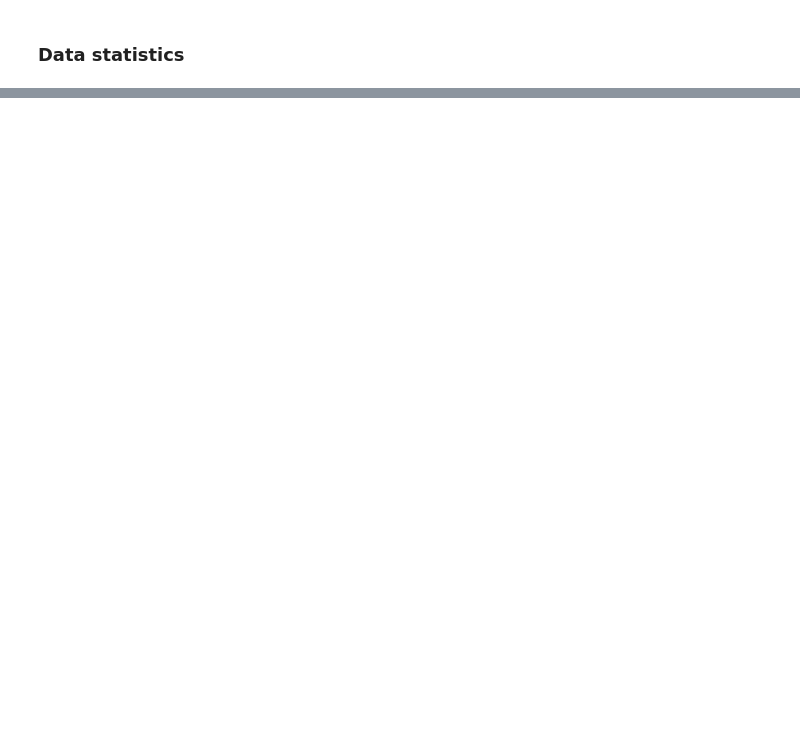
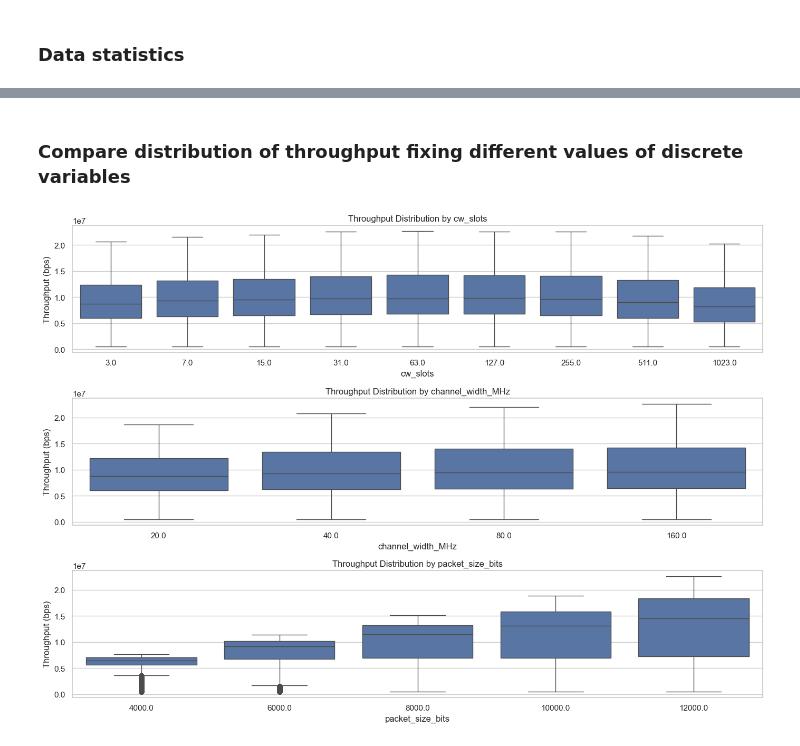
Before and after one commit to JavierGonzalezOtero02/Machine-Learning-for-networks, a Jupyter notebook: seminar1/Seminar_1.ipynb, the cells around one changed output, grey strips where cells are left out. Drawn from its saved outputs; the diff is of its cells as text; code cells hidden in the pictures; blank space fills up the shorter version.

```diff
--- a/seminar1/Seminar_1.ipynb
+++ b/seminar1/Seminar_1.ipynb
@@ -115,0 +179,25 @@ plt.show()
+# %% [markdown]
+### Compare distribution of throughput fixing different values of discrete variables
+# %%
+# Set plot style
+sns.set(style="whitegrid")
+
+# List of discrete variables
+discrete_variables = ["cw_slots", "channel_width_MHz", "packet_size_bits"]
+
+# Create one plot per discrete variable
+fig, axes = plt.subplots(nrows=len(discrete_variables), figsize=(14, 10), sharey=True)
+
+for i, var in enumerate(discrete_variables):
+    ax = axes[i]
+
+    sns.boxplot(data=dataframe, x=var, y="throughput_bps", ax=ax)
+
+    ax.set_title(f"Throughput Distribution by {var}", fontsize=12)
+    ax.set_xlabel(var)
+    ax.set_ylabel("Throughput (bps)")
+
+plt.tight_layout()
+plt.show()
+# %% [output]
+[figure, added]
```
Also changed, not shown: parts of 25 cells of this notebook.
